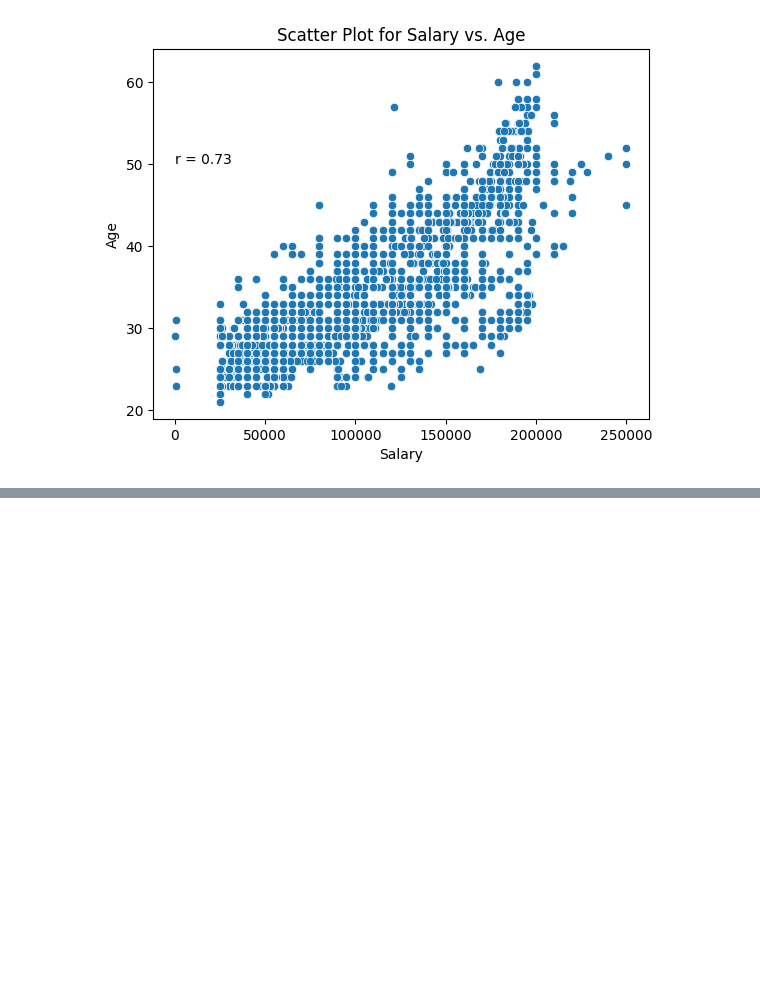
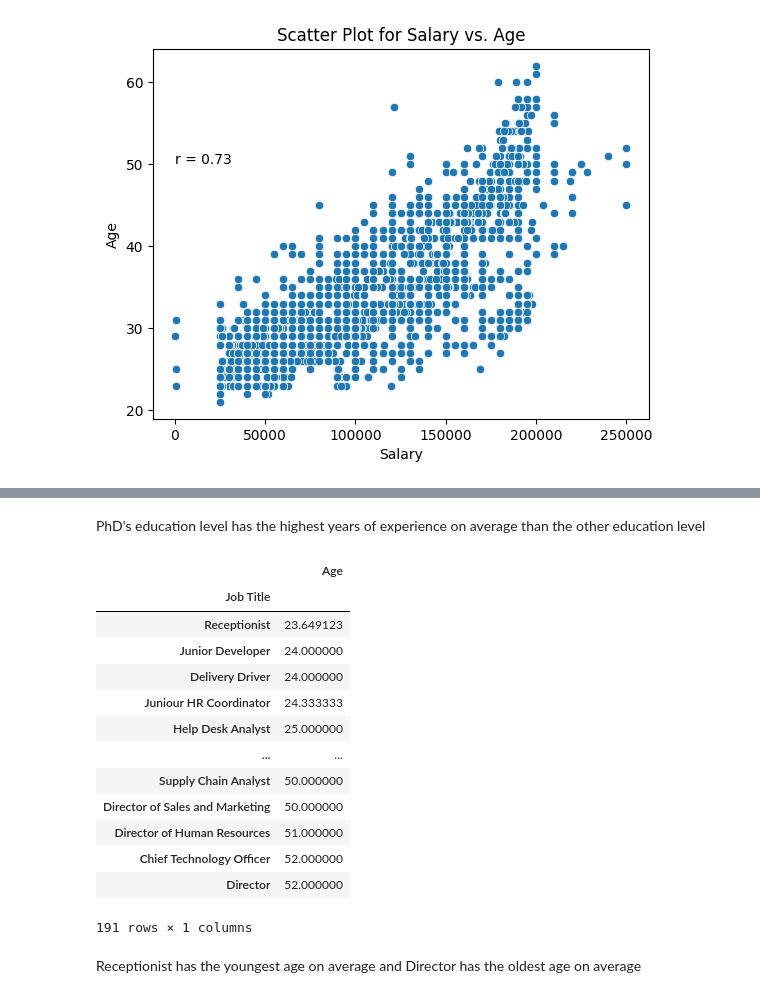
Before and after one commit to JayaWinata/Salary-EDA, a Jupyter notebook: Salary_EDA.ipynb, the cells around one changed output, grey strips where cells are left out. Drawn from its saved outputs; the diff is of its cells as text; code cells hidden in the pictures; blank space fills up the shorter version.

```diff
--- a/Salary_EDA.ipynb
+++ b/Salary_EDA.ipynb
@@ -108,0 +147,21 @@ Text(3, 50, 'r = 0.73')
+# %% [markdown]
+PhD's education level has the highest years of experience on average than the other education level
+# %%
+pd.pivot_table(data=df,index='Job Title',values='Age').sort_values('Age')
+# %% [output]
+|  | Age |
+| Job Title |  |
+| Receptionist | 23.649123 |
+| Junior Developer | 24.000000 |
+| Delivery Driver | 24.000000 |
+| Juniour HR Coordinator | 24.333333 |
+| Help Desk Analyst | 25.000000 |
+| ... | ... |
+| Supply Chain Analyst | 50.000000 |
+| Director of Sales and Marketing | 50.000000 |
+| Director of Human Resources | 51.000000 |
+| Chief Technology Officer | 52.000000 |
+| Director | 52.000000 |
+191 rows × 1 columns
+# %% [markdown]
+Receptionist has the youngest age on average and Director has the oldest age on average
```
Also changed, not shown: parts of 8 cells of this notebook.
